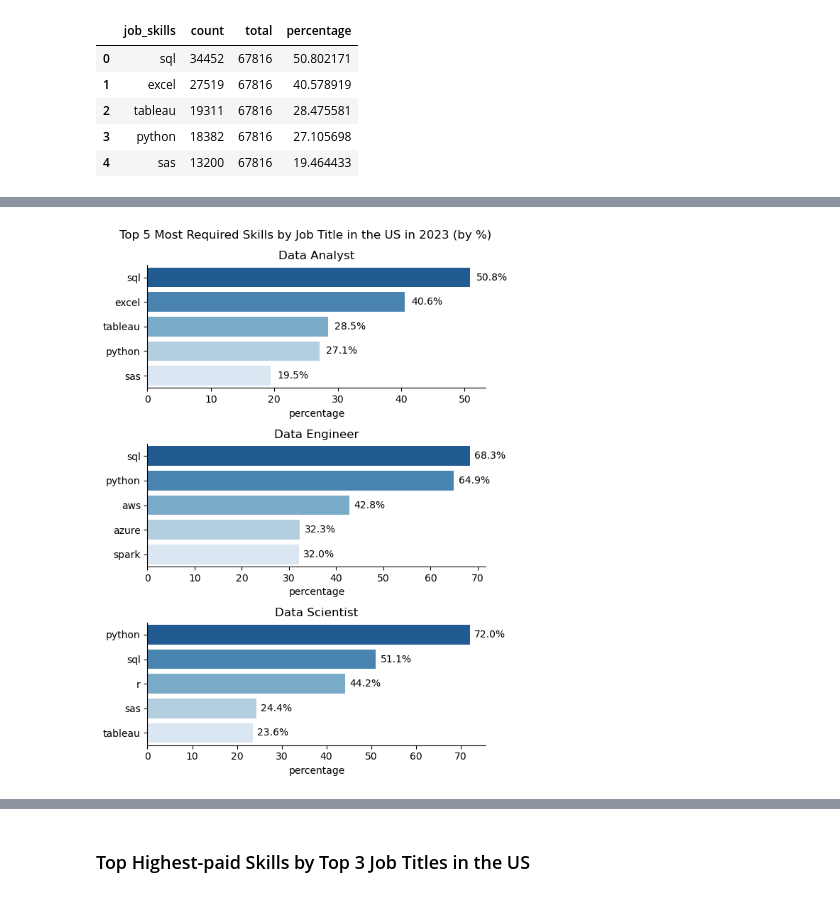
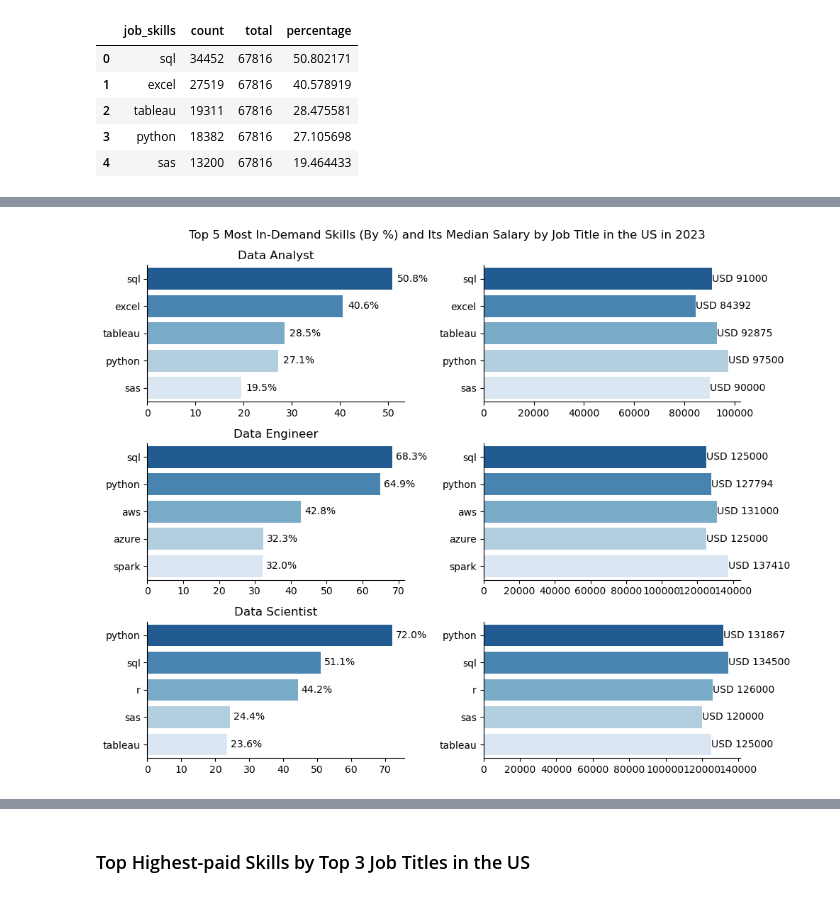
Before and after one commit to DiiNguyen/Job-Postings-Analysis, a Jupyter notebook: project_youtube/project.ipynb, the cells around one changed output, grey strips where cells are left out. Drawn from its saved outputs; the diff is of its cells as text; code cells hidden in the pictures.

```diff
--- a/project_youtube/project.ipynb
+++ b/project_youtube/project.ipynb
@@ -308,3 +290,15 @@ DA_skill
 | 2 | tableau | 19311 | 67816 | 28.475581 |
 | 3 | python | 18382 | 67816 | 27.105698 |
 | 4 | sas | 13200 | 67816 | 19.464433 |
+# %%
+median_salary = df_top_3_exp.pivot_table(
+    index = 'job_skills',
+    columns= 'job_title_short',
+    values= 'salary_year_avg',
+    aggfunc ='median',
+    fill_value = 0
+)
+
+df_topskill_DA = median_salary.loc[DA_skill['job_skills'], 'Data Analyst'].reset_index()
+df_topskill_DE = median_salary.loc[DE_skill['job_skills'], 'Data Engineer'].reset_index()
+df_topskill_DS = median_salary.loc[DS_skill['job_skills'], 'Data Scientist'].reset_index()
@@ -311,35 +314,64 @@ DA_skill
 # %%
-plt.figure(figsize=(6, 8))
+plt.figure(figsize=(10, 8))
+# Data Analyst
 
-# Data Analyst
-plt.subplot(3, 1, 1)
+plt.subplot(3, 2, 1)
 sns.barplot(data = DA_skill, x = 'percentage', y= 'job_skills', hue='job_skills', palette='Blues_r', legend = False)
 sns.despine()
 plt.title('Data Analyst')
+plt.xlabel('')
 plt.ylabel('')
 for index, value in enumerate(DA_skill['percentage']):
     plt.text(value+1, index, f'{value:.1f}%', va='center')
 
+plt.subplot(3, 2, 2)
+sns.barplot(data=df_topskill_DA, x='Data Analyst', y='job_skills', hue = 'job_skills', palette='Blues_r')
+sns.despine()
+plt.xlabel('')
+plt.ylabel('')
+for index, value in enumerate(df_topskill_DA['Data Analyst']):
+    plt.text(value, index, f'USD {value:.0f}', va='center')
+
 # Data Engineer
-plt.subplot(3, 1, 2)
+plt.subplot(3, 2, 3)
 sns.barplot(data = DE_skill, x = 'percentage', y= 'job_skills', hue='job_skills', palette='Blues_r', legend = False)
 sns.despine()
 plt.title('Data Engineer')
+plt.xlabel('')
 plt.ylabel('')
 for index, value in enumerate(DE_skill['percentage']):
     plt.text(value+1, index, f'{value:.1f}%', va='center')
 
+plt.subplot(3, 2, 4)
+sns.barplot(data=df_topskill_DE, x='Data Engineer', y='job_skills', hue = 'job_skills', palette='Blues_r')
+sns.despine()
+plt.xlabel('')
+plt.ylabel('')
+for index, value in enumerate(df_topskill_DE['Data Engineer']):
+    plt.text(value, index, f'USD {value:.0f}', va='center')
+
 # Data Scientist
-plt.subplot(3, 1, 3)
+
+plt.subplot(3, 2, 5)
 sns.barplot(data = DS_skill, x = 'percentage', y= 'job_skills', hue='job_skills', palette='Blues_r', legend = False)
 sns.despine()
 plt.title('Data Scientist')
+plt.xlabel('')
 plt.ylabel('')
 for index, value in enumerate(DS_skill['percentage']):
     plt.text(value+1, index, f'{value:.1f}%', va='center')
-plt.suptitle('Top 5 Most Required Skills by Job Title in the US in 2023 (by %)')
+
+plt.subplot(3, 2, 6)
+sns.barplot(data=df_topskill_DS, x='Data Scientist', y='job_skills', hue = 'job_skills', palette='Blues_r')
+sns.despine()
+plt.xlabel('')
+plt.ylabel('')
+for index, value in enumerate(df_topskill_DS['Data Scientist']):
+    plt.text(value, index, f'USD {value:.0f}', va='center')
+
+plt.suptitle('Top 5 Most In-Demand Skills (By %) and Its Median Salary by Job Title in the US in 2023')
 
 plt.tight_layout()
 plt.show()
 # %% [output]
-[figure, old version]
+[figure, new version]
```
Also changed, not shown: parts of 21 cells of this notebook.
